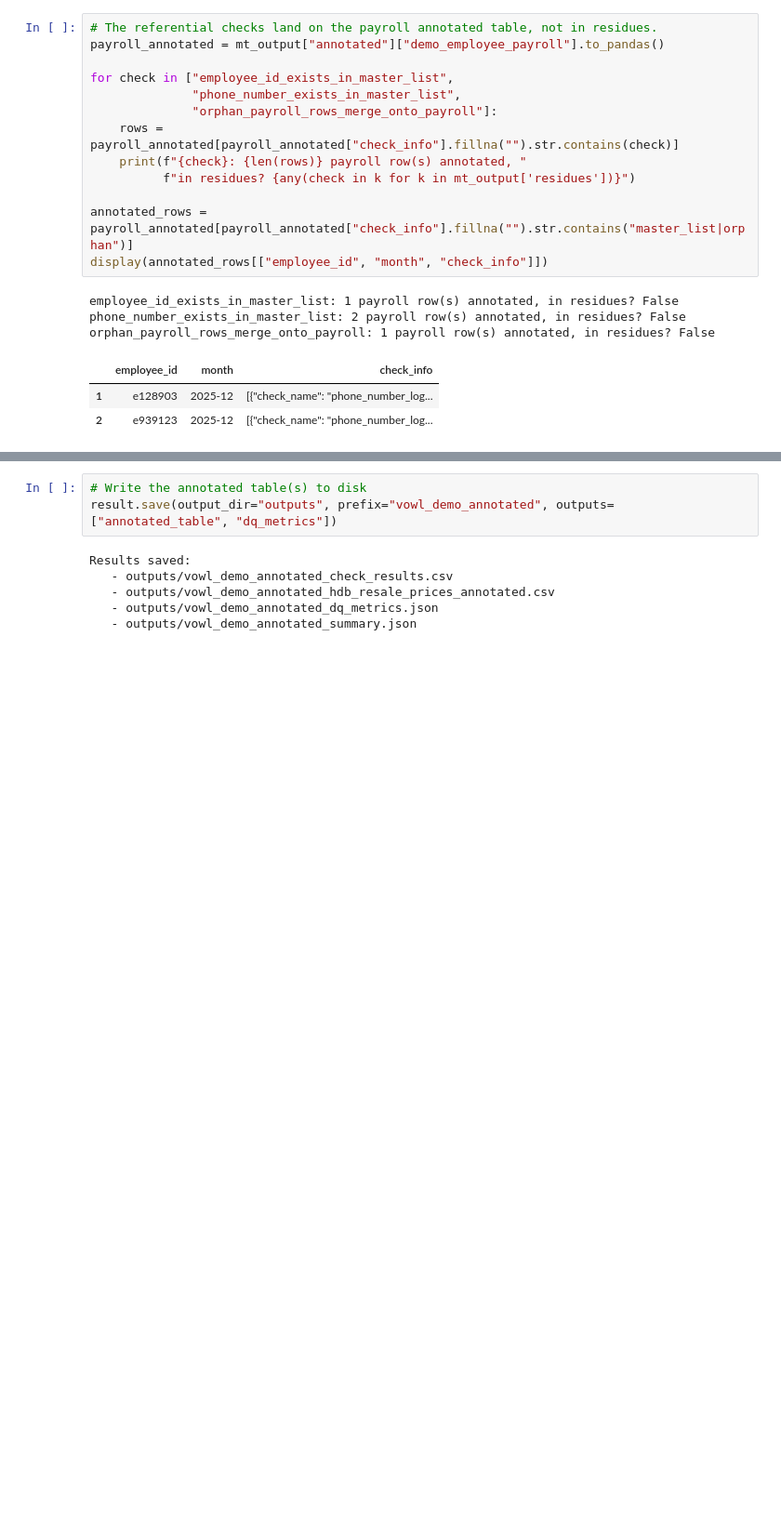
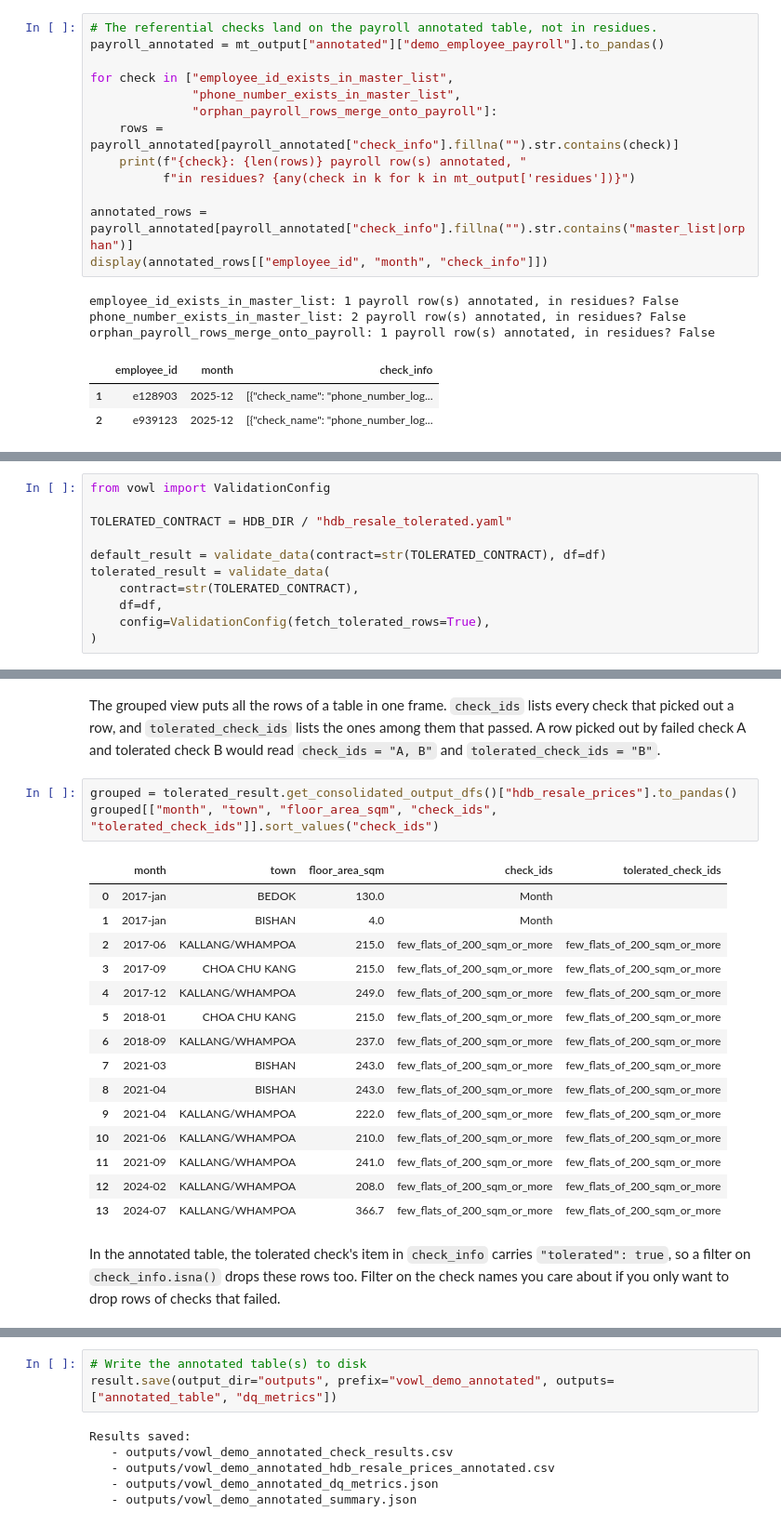
Before and after one commit to govtech-data-practice/vowl, a Jupyter notebook: examples/5_results/results_tour.ipynb, the cells around one changed output, grey strips where cells are left out. Shown at 93% size. Drawn from its saved outputs; the diff is of its cells as text; blank space fills up the shorter version.

```diff
--- a/examples/5_results/results_tour.ipynb
+++ b/examples/5_results/results_tour.ipynb
@@ -274,0 +292,11 @@ orphan_payroll_rows_merge_onto_payroll: 1 payroll row(s) annotated, in residues?
+# %%
+from vowl import ValidationConfig
+
+TOLERATED_CONTRACT = HDB_DIR / "hdb_resale_tolerated.yaml"
+
+default_result = validate_data(contract=str(TOLERATED_CONTRACT), df=df)
+tolerated_result = validate_data(
+    contract=str(TOLERATED_CONTRACT),
+    df=df,
+    config=ValidationConfig(fetch_tolerated_rows=True),
+)
@@ -274,0 +347,23 @@ orphan_payroll_rows_merge_onto_payroll: 1 payroll row(s) annotated, in residues?
+# %% [markdown]
+The grouped view puts all the rows of a table in one frame. `check_ids` lists every check that picked out a row, and `tolerated_check_ids` lists the ones among them that passed. A row picked out by failed check A and tolerated check B would read `check_ids = "A, B"` and `tolerated_check_ids = "B"`.
+# %%
+grouped = tolerated_result.get_consolidated_output_dfs()["hdb_resale_prices"].to_pandas()
+grouped[["month", "town", "floor_area_sqm", "check_ids", "tolerated_check_ids"]].sort_values("check_ids")
+# %% [output]
+|  | month | town | floor_area_sqm | check_ids | tolerated_check_ids |
+| 0 | 2017-jan | BEDOK | 130.0 | Month |  |
+| 1 | 2017-jan | BISHAN | 4.0 | Month |  |
+| 2 | 2017-06 | KALLANG/WHAMPOA | 215.0 | few_flats_of_200_sqm_or_more | few_flats_of_200_sqm_or_more |
+| 3 | 2017-09 | CHOA CHU KANG | 215.0 | few_flats_of_200_sqm_or_more | few_flats_of_200_sqm_or_more |
+| 4 | 2017-12 | KALLANG/WHAMPOA | 249.0 | few_flats_of_200_sqm_or_more | few_flats_of_200_sqm_or_more |
+| 5 | 2018-01 | CHOA CHU KANG | 215.0 | few_flats_of_200_sqm_or_more | few_flats_of_200_sqm_or_more |
+| 6 | 2018-09 | KALLANG/WHAMPOA | 237.0 | few_flats_of_200_sqm_or_more | few_flats_of_200_sqm_or_more |
+| 7 | 2021-03 | BISHAN | 243.0 | few_flats_of_200_sqm_or_more | few_flats_of_200_sqm_or_more |
+| 8 | 2021-04 | BISHAN | 243.0 | few_flats_of_200_sqm_or_more | few_flats_of_200_sqm_or_more |
+| 9 | 2021-04 | KALLANG/WHAMPOA | 222.0 | few_flats_of_200_sqm_or_more | few_flats_of_200_sqm_or_more |
+| 10 | 2021-06 | KALLANG/WHAMPOA | 210.0 | few_flats_of_200_sqm_or_more | few_flats_of_200_sqm_or_more |
+| 11 | 2021-09 | KALLANG/WHAMPOA | 241.0 | few_flats_of_200_sqm_or_more | few_flats_of_200_sqm_or_more |
+| 12 | 2024-02 | KALLANG/WHAMPOA | 208.0 | few_flats_of_200_sqm_or_more | few_flats_of_200_sqm_or_more |
+| 13 | 2024-07 | KALLANG/WHAMPOA | 366.7 | few_flats_of_200_sqm_or_more | few_flats_of_200_sqm_or_more |
+# %% [markdown]
+In the annotated table, the tolerated check's item in `check_info` carries `"tolerated": true`, so a filter on `check_info.isna()` drops these rows too. Filter on the check names you care about if you only want to drop rows of checks that failed.
```
Also changed, not shown: parts of 16 cells of this notebook, 1 other file.
